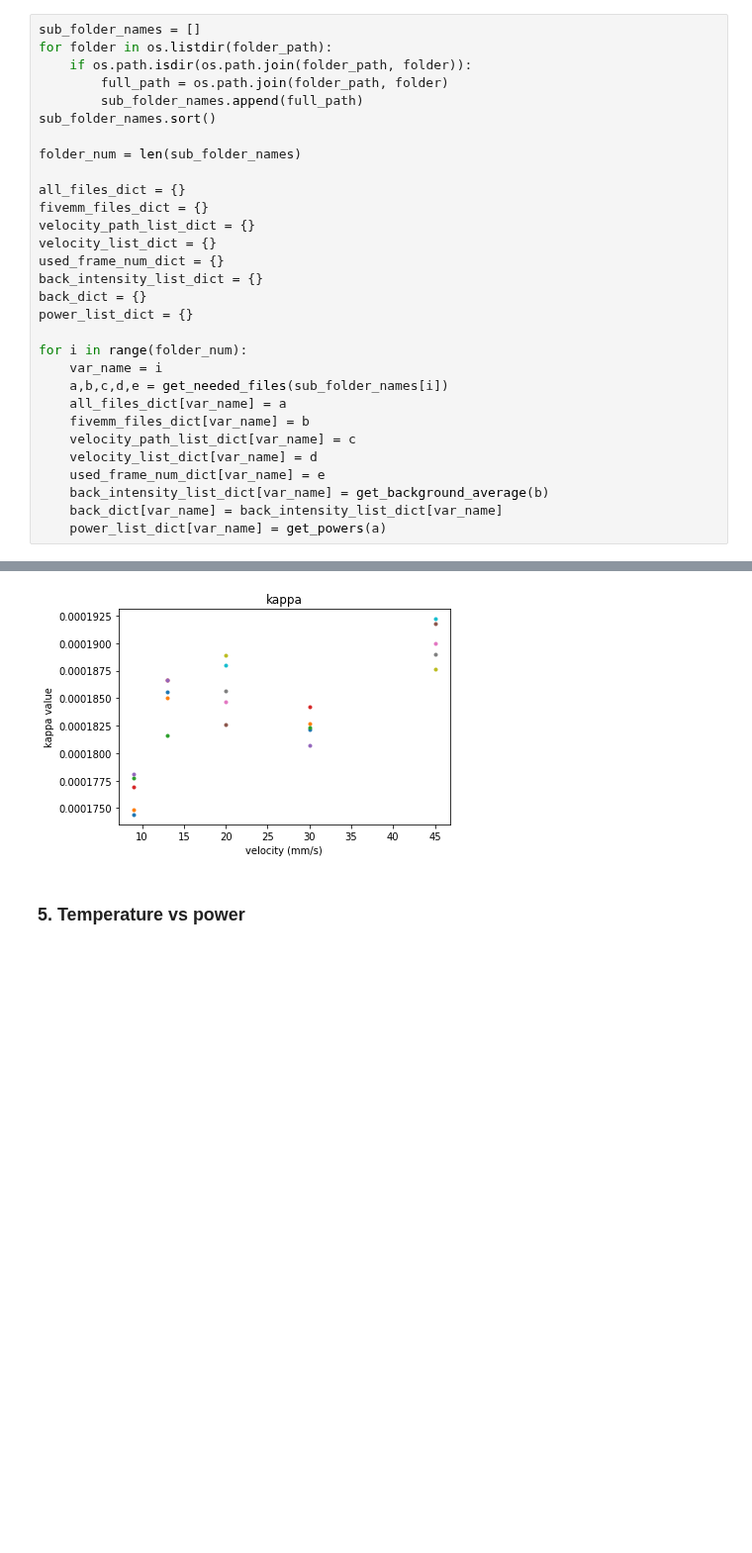
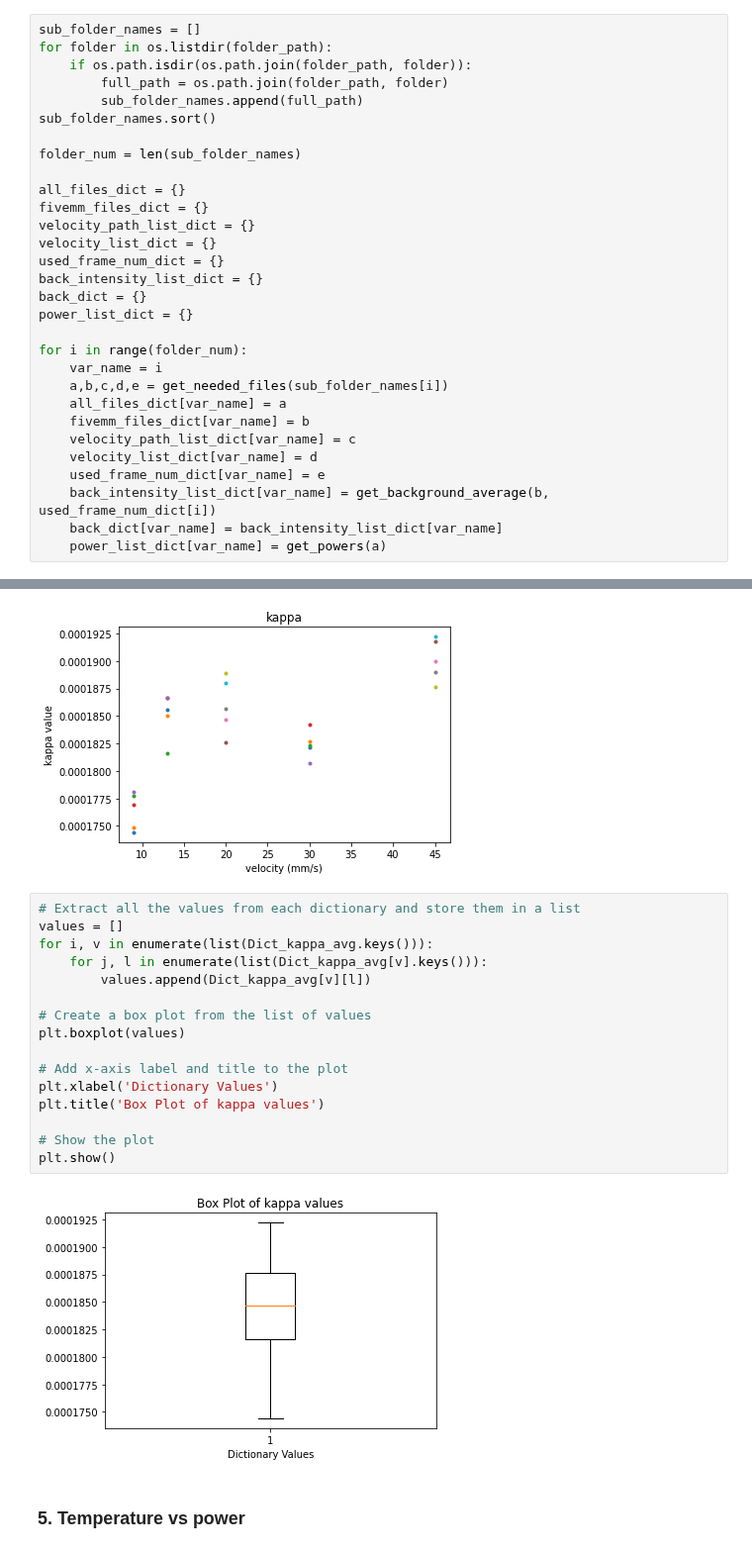
Before and after one commit to JoanneCETsai/Temperature_Calibration, a Jupyter notebook: code/5set_test.ipynb, the cells around one changed output, grey strips where cells are left out. Shown at 99% size. Cells and saved outputs as stored; diff of their text form; blank space fills up the shorter version.

Commit message:
finished the boxplot

```diff
--- a/code/5set_test.ipynb
+++ b/code/5set_test.ipynb
@@ -82,7 +82,7 @@ for i in range(folder_num):
     velocity_path_list_dict[var_name] = c
     velocity_list_dict[var_name] = d
     used_frame_num_dict[var_name] = e
-    back_intensity_list_dict[var_name] = get_background_average(b)
+    back_intensity_list_dict[var_name] = get_background_average(b, used_frame_num_dict[i])
     back_dict[var_name] = back_intensity_list_dict[var_name]
     power_list_dict[var_name] = get_powers(a)
 # %% [markdown]
@@ -316,6 +316,24 @@ kappa_avg
 # %% [output]
 0.00018401098183374725
 [figure]
+# %%
+# Extract all the values from each dictionary and store them in a list
+values = []
+for i, v in enumerate(list(Dict_kappa_avg.keys())):
+    for j, l in enumerate(list(Dict_kappa_avg[v].keys())):
+        values.append(Dict_kappa_avg[v][l])
+
+# Create a box plot from the list of values
+plt.boxplot(values)
+
+# Add x-axis label and title to the plot
+plt.xlabel('Dictionary Values')
+plt.title('Box Plot of kappa values')
+
+# Show the plot
+plt.show()
+# %% [output]
+[figure, added]
 # %% [markdown]
 ### 5. Temperature vs power
 # %%
```
Also changed, not shown: parts of 1 cell of this notebook, 1 other file.
